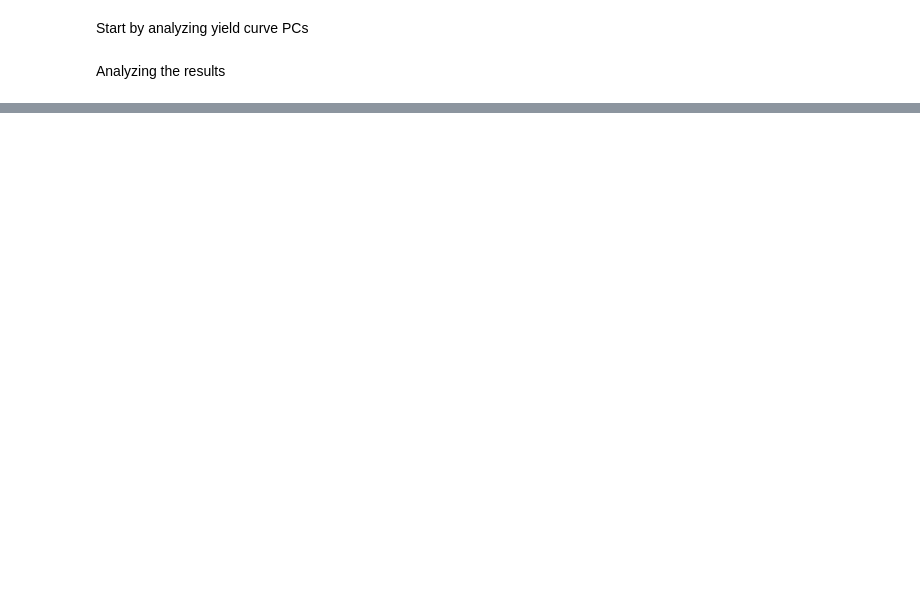
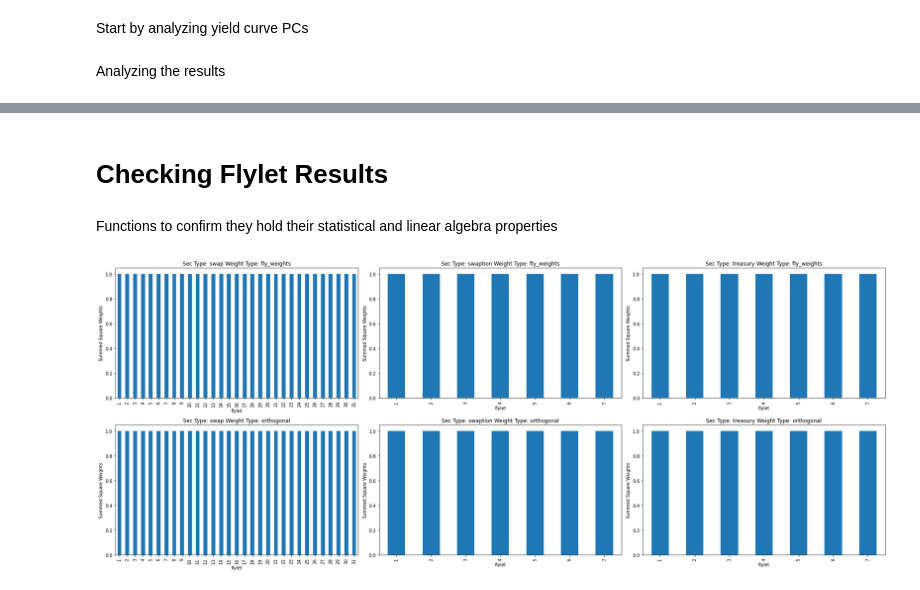
Before and after one commit to diegodalvarez/PCAFlylet, a Jupyter notebook: model.ipynb, the cells around one changed output, grey strips where cells are left out. Drawn from its saved outputs; the diff is of its cells as text; code cells hidden in the pictures; blank space fills up the shorter version.

```diff
--- a/model.ipynb
+++ b/model.ipynb
@@ -254,0 +361,4 @@ plt.show()
+# %% [markdown]
+# Checking Flylet Results
+# %% [markdown]
+Functions to confirm they hold their statistical and linear algebra properties
@@ -254,0 +463,29 @@ plt.show()
+# %%
+def plot_check_norm(df: pd.DataFrame) -> plt.Subplot:
+
+    df_check_norm = check_norm(df)
+
+    sec_types = df_check_norm.sec_type.drop_duplicates().to_list()
+    weight_types = df_check_norm.weight.drop_duplicates().to_list()
+    fig, axes = plt.subplots(ncols = len(sec_types), nrows = len(weight_types), figsize = (25, 10))
+
+    for i, sec_type in enumerate(sec_types):
+        for j, weight in enumerate(weight_types):
+
+            (df_check_norm.query(
+                "sec_type == @sec_type & weight == @weight").
+                set_index("flylet")
+                [["summed_weights"]].
+                sort_index().
+                plot(
+                    ax = axes[j,i],
+                    kind = "bar",
+                    legend = False,
+                    ylabel = "Summed Square Weights",
+                    title = "Sec Type: {} Weight Type: {}".format(
+                        sec_type, weight)))
+# %%
+plot_check_norm(df_flylets)
+plt.tight_layout()
+# %% [output]
+[figure, added]
```
Also changed, not shown: parts of 28 cells of this notebook.
